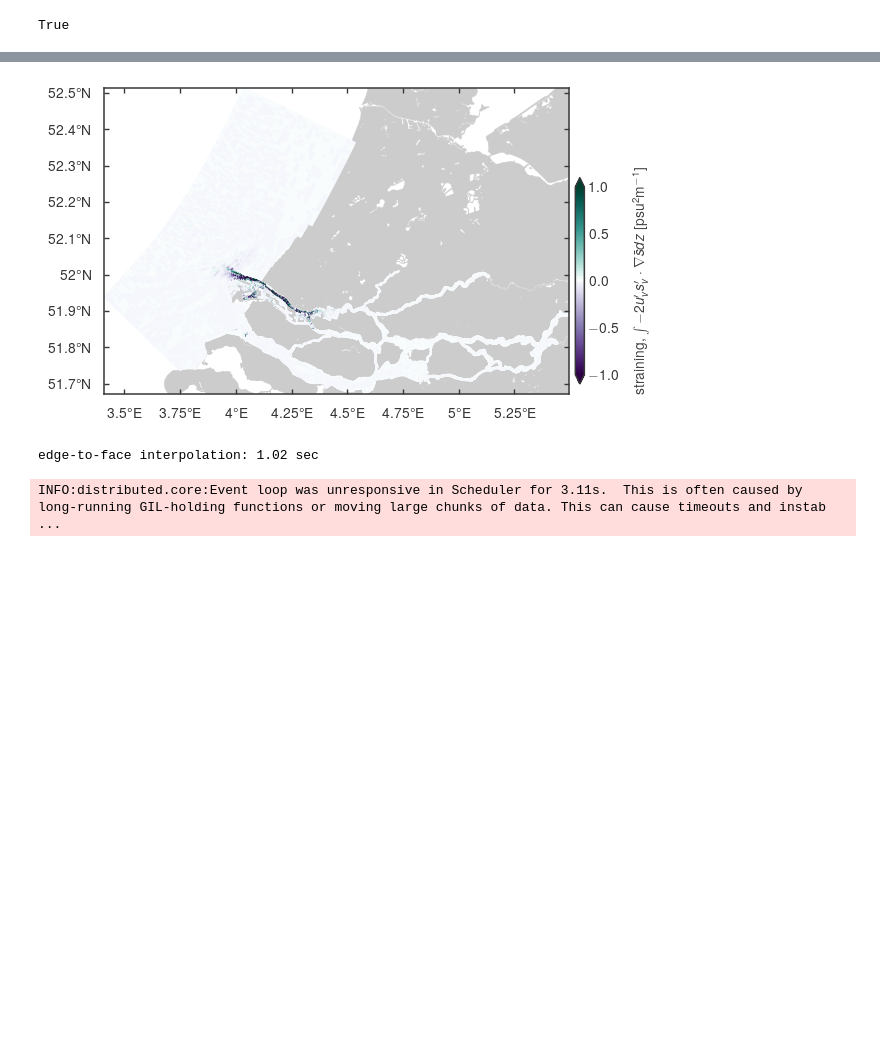
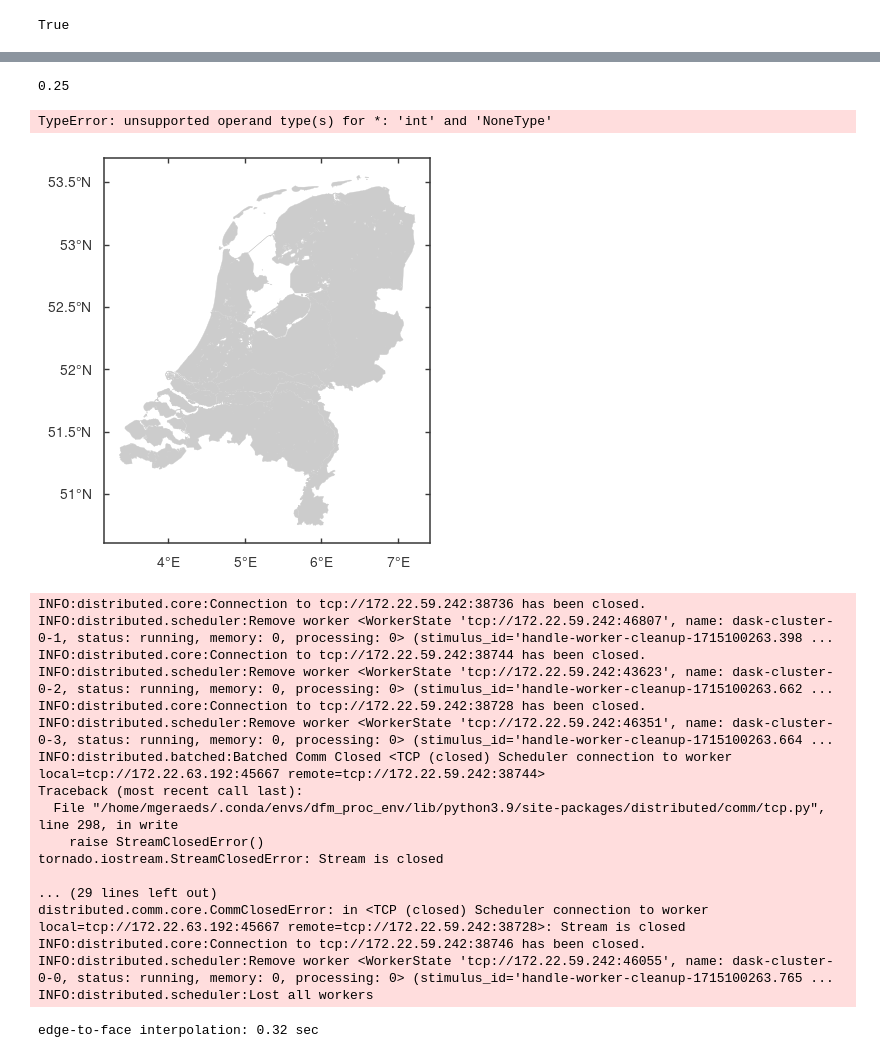
Before and after one commit to mgeraeds/pysva, a Jupyter notebook: notebooks/01_testing.ipynb, the cells around one changed output, grey strips where cells are left out. Drawn from its saved outputs; the diff is of its cells as text; code cells hidden in the pictures; blank space fills up the shorter version.

```diff
--- a/notebooks/01_testing.ipynb
+++ b/notebooks/01_testing.ipynb
@@ -105,3 +121,5 @@ Workers
 # file_nc = r'/projects/0/einf1300/saltis-wp3-1/C_Work/04_RMD_2022/computations/B04/B04_2022_jun23-24/ZUNO-zd_dflowfm_B04_jun23-24_0000_map.nc'
 file_nc = r'/projects/0/einf1300/saltis-wp3-1/C_Work/04_RMD_2022/computations/C01/C01_jul30-31/RMD_dflowfm_C01_jul30-31_0000_map.nc'
 file_nc = r'/projects/0/einf1300/saltis-wp3-1/C_Work/04_RMD_2022/computations/D02/D02_t1/RMD_dflowfm_D02_t1_0000_map.nc'
+file_nc = r'/projects/0/einf1300/saltis-wp3-1/C_Work/05_RMD_2019/computations/D02/D02AU/RMD_dflowfm_D02AU_0000_map.nc'
+file_nc = r'/projects/0/einf1300/saltis-wp3-1/C_Work/05_RMD_2019/computations/D02/D02AP/RMD_dflowfm_D02AP_0000_map.nc'
@@ -251,7 +317,7 @@ Consider scattering data ahead of time and using futures.
 # %%
 fig, ax = plt.subplots(FigureClass=GeneralPlot, figsize=(6,5))
 bg = plot_basic_background(ax=ax, crs='WGS84', zorder=0)
-pc = straining.isel(time=2).ugrid.plot(vmin=-1, vmax=1, cmap=cme.variance, add_labels=False, add_colorbar=False)
+pc = straining.isel(time=10).ugrid.plot(cmap=cme.variance, add_labels=False, add_colorbar=False, norm=mcolors.SymLogNorm(linthresh=5e-5), vmin=-1, vmax=1)
 # pc=(div).isel(time=20, mesh2d_nLayers=45).ugrid.sel(x=slice(45_000, 85_000), y=slice(450_000, 480_000)).ugrid.plot(extend='both', cmap=cmo.balance, zorder=1, add_labels=False, add_colorbar=False)
 
 # add colorbar
@@ -272,9 +350,27 @@ INFO:distributed.core:Event loop was unresponsive in Scheduler for 3.17s.  This
+0.25
+TypeError: unsupported operand type(s) for *: 'int' and 'NoneType'
-[figure, old version]
+[figure, new version]
+INFO:distributed.core:Connection to tcp://172.22.59.242:38736 has been closed.
+INFO:distributed.scheduler:Remove worker <WorkerState 'tcp://172.22.59.242:46807', name: dask-cluster-0-1, status: running, memory: 0, processing: 0> (stimulus_id='handle-worker-cleanup-1715100263.398 ...
+INFO:distributed.core:Connection to tcp://172.22.59.242:38744 has been closed.
+INFO:distributed.scheduler:Remove worker <WorkerState 'tcp://172.22.59.242:43623', name: dask-cluster-0-2, status: running, memory: 0, processing: 0> (stimulus_id='handle-worker-cleanup-1715100263.662 ...
+INFO:distributed.core:Connection to tcp://172.22.59.242:38728 has been closed.
+INFO:distributed.scheduler:Remove worker <WorkerState 'tcp://172.22.59.242:46351', name: dask-cluster-0-3, status: running, memory: 0, processing: 0> (stimulus_id='handle-worker-cleanup-1715100263.664 ...
+INFO:distributed.batched:Batched Comm Closed <TCP (closed) Scheduler connection to worker local=tcp://172.22.63.192:45667 remote=tcp://172.22.59.242:38744>
+Traceback (most recent call last):
+  File "/home/mgeraeds/.conda/envs/dfm_proc_env/lib/python3.9/site-packages/distributed/comm/tcp.py", line 298, in write
+    raise StreamClosedError()
+tornado.iostream.StreamClosedError: Stream is closed
+
+... (29 lines left out)
+distributed.comm.core.CommClosedError: in <TCP (closed) Scheduler connection to worker local=tcp://172.22.63.192:45667 remote=tcp://172.22.59.242:38728>: Stream is closed
+INFO:distributed.core:Connection to tcp://172.22.59.242:38746 has been closed.
+INFO:distributed.scheduler:Remove worker <WorkerState 'tcp://172.22.59.242:46055', name: dask-cluster-0-0, status: running, memory: 0, processing: 0> (stimulus_id='handle-worker-cleanup-1715100263.765 ...
+INFO:distributed.scheduler:Lost all workers
 # %%
 dissipation = sva_obj.dissipation
 # %% [output]
-edge-to-face interpolation: 1.02 sec
+edge-to-face interpolation: 0.32 sec
-INFO:distributed.core:Event loop was unresponsive in Scheduler for 3.11s.  This is often caused by long-running GIL-holding functions or moving large chunks of data. This can cause timeouts and instab ...
 # %%
 advection = sva_obj.advection
 # %% [output]
```
Also changed, not shown: parts of 33 cells of this notebook.
